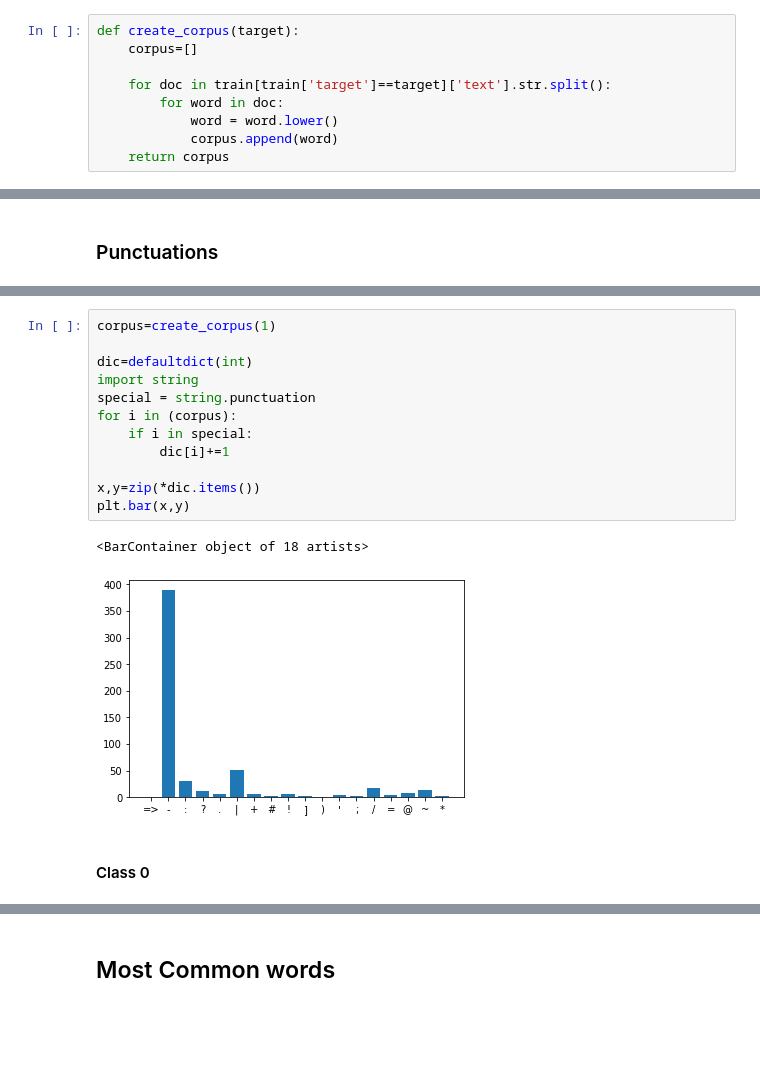
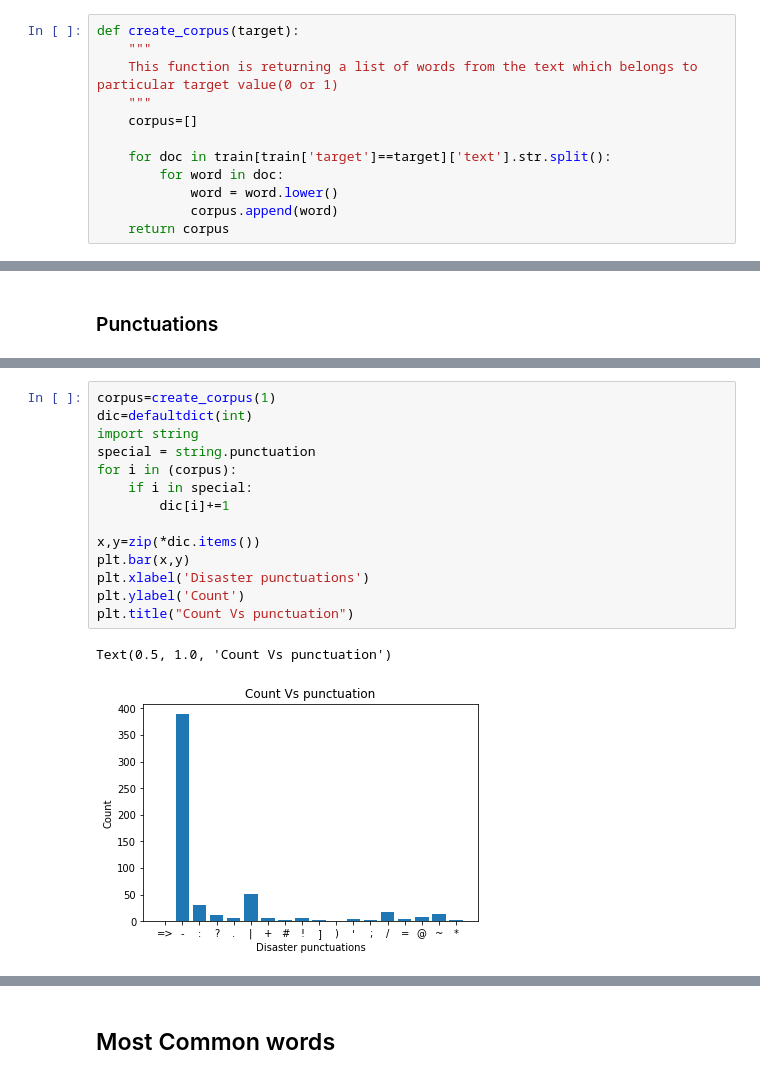
Before and after one commit to zzhang025/CPSC4820_Disaster_Classifier-, a Jupyter notebook: Notebook.ipynb, the cells around one changed output, grey strips where cells are left out. Drawn from its saved outputs; the diff is of its cells as text; blank space fills up the shorter version.

```diff
--- a/Notebook.ipynb
+++ b/Notebook.ipynb
@@ -210,6 +172,9 @@ Text(0, 0.5, 'samples')
 ## Creating corpus
 # %%
 def create_corpus(target):
+    """
+    This function is returning a list of words from the text which belongs to particular target value(0 or 1)
+    """
     corpus=[]
 
     for doc in train[train['target']==target]['text'].str.split():
@@ -278,20 +228,20 @@ plt.bar(x,y)
 # %%
 corpus=create_corpus(1)
-
 dic=defaultdict(int)
 import string
 special = string.punctuation
 for i in (corpus):
     if i in special:
         dic[i]+=1
 
 x,y=zip(*dic.items())
 plt.bar(x,y)
+plt.xlabel('Disaster punctuations')
+plt.ylabel('Count')
+plt.title("Count Vs punctuation")
 # %% [output]
-<BarContainer object of 18 artists>
+Text(0.5, 1.0, 'Count Vs punctuation')
-[figure, old version]
+[figure, new version]
-# %% [markdown]
-#### Class 0
 # %%
 corpus=create_corpus(0)
 
```
Also changed, not shown: parts of 60 cells of this notebook.
